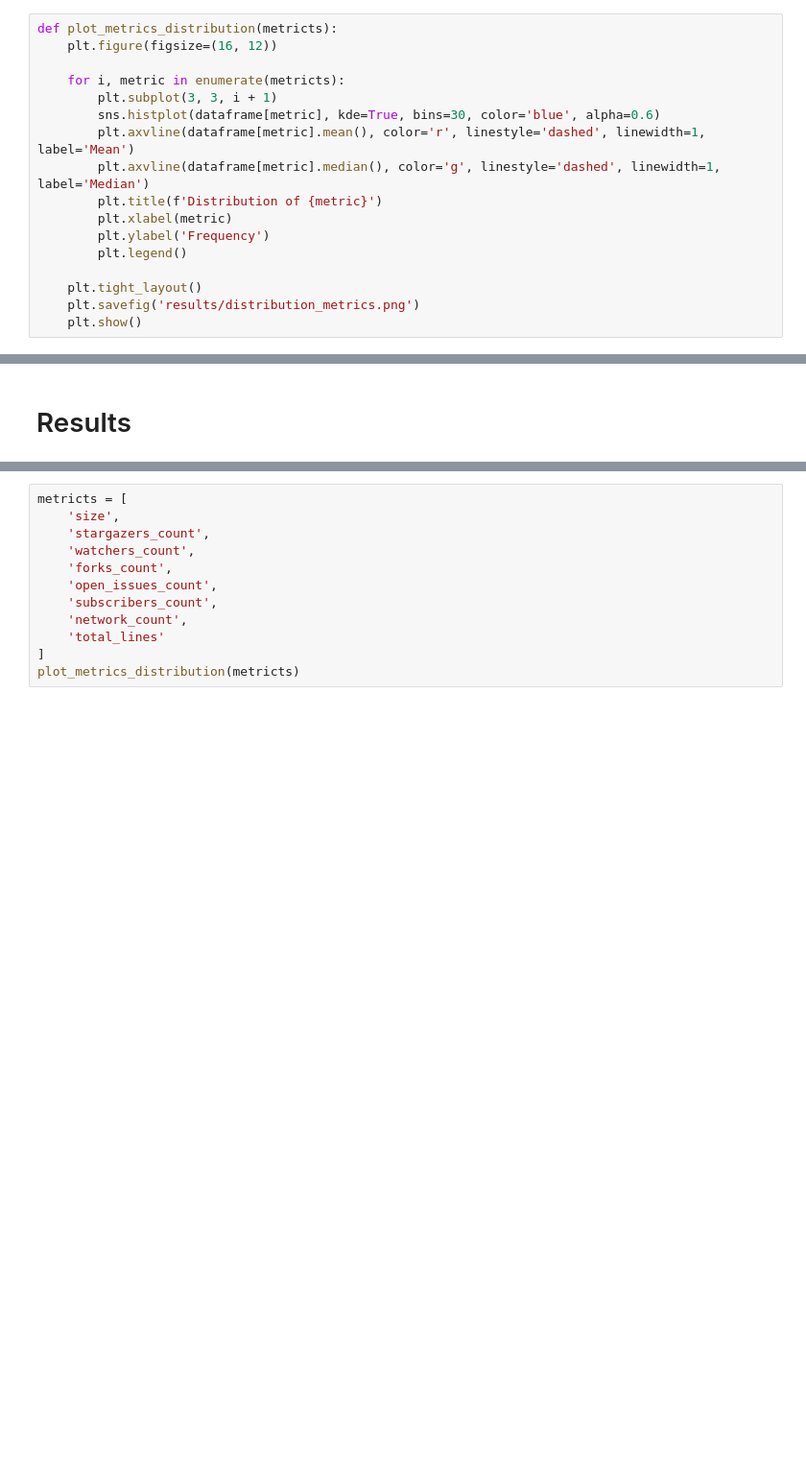
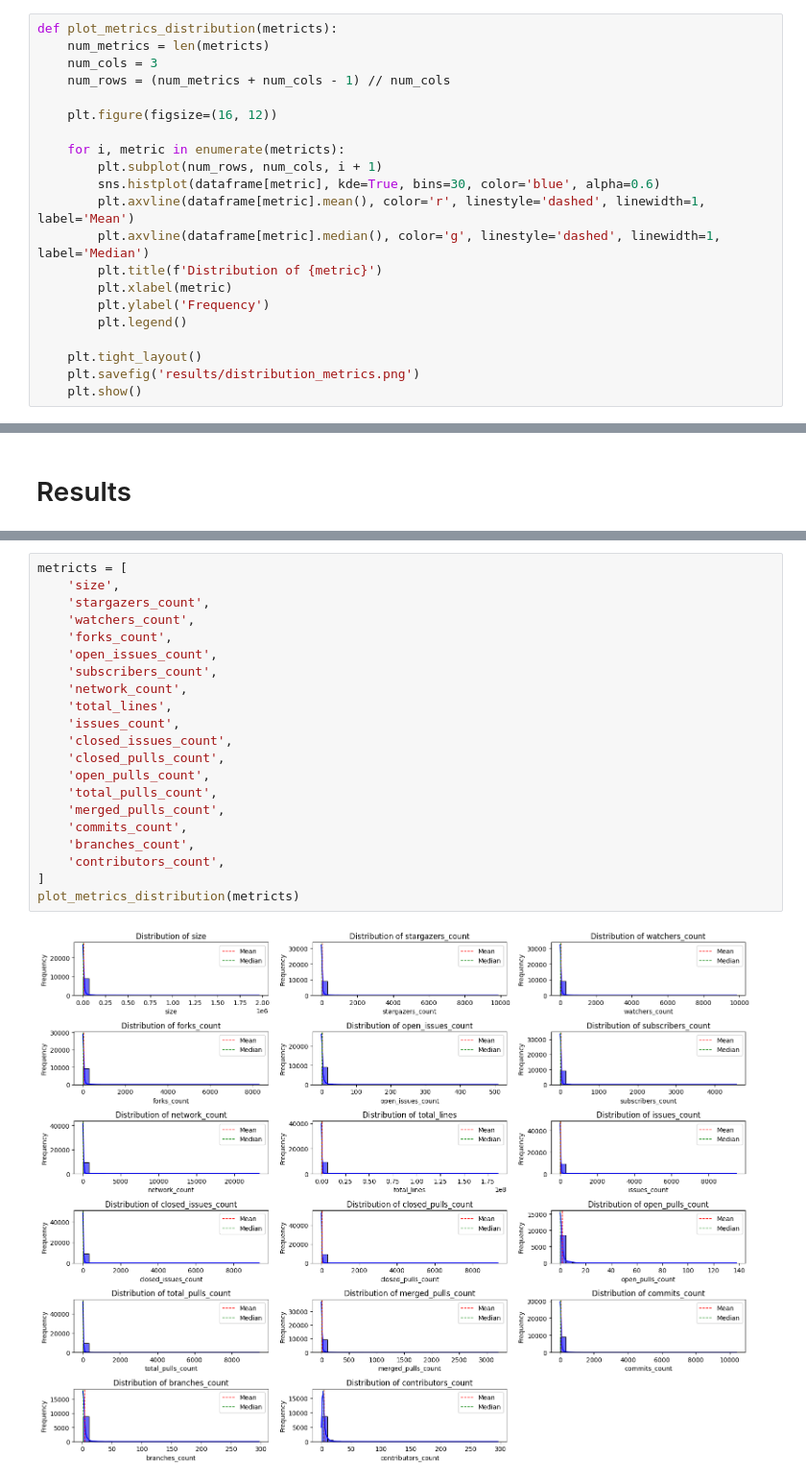
Before and after one commit to Cafeo-Group/git-infer, a Jupyter notebook: analyze.ipynb, the cells around one changed output, grey strips where cells are left out. Shown at 96% size. Cells and saved outputs as stored; diff of their text form; blank space fills up the shorter version.

Commit message:
feat: Update analysis for new metrics

```diff
--- a/analyze.ipynb
+++ b/analyze.ipynb
@@ -45,10 +66,14 @@ def generate_statistics():
     return statistics
 # %%
 def plot_metrics_distribution(metricts):
+    num_metrics = len(metricts)
+    num_cols = 3
+    num_rows = (num_metrics + num_cols - 1) // num_cols
+
     plt.figure(figsize=(16, 12))
 
     for i, metric in enumerate(metricts):
-        plt.subplot(3, 3, i + 1)
+        plt.subplot(num_rows, num_cols, i + 1)
         sns.histplot(dataframe[metric], kde=True, bins=30, color='blue', alpha=0.6)
         plt.axvline(dataframe[metric].mean(), color='r', linestyle='dashed', linewidth=1, label='Mean')
         plt.axvline(dataframe[metric].median(), color='g', linestyle='dashed', linewidth=1, label='Median')
@@ -98,15 +194,26 @@ dataframe_statistics
 # %%
 metricts = [
     'size',
     'stargazers_count',
     'watchers_count',
     'forks_count',
     'open_issues_count',
     'subscribers_count',
     'network_count',
-    'total_lines'
+    'total_lines',
+    'issues_count',
+    'closed_issues_count',
+    'closed_pulls_count',
+    'open_pulls_count',
+    'total_pulls_count',
+    'merged_pulls_count',
+    'commits_count',
+    'branches_count',
+    'contributors_count',
 ]
 plot_metrics_distribution(metricts)
+# %% [output]
+[figure, added]
 # %%
 metricts = [
     'size',
```
Also changed, not shown: parts of 11 cells of this notebook.
